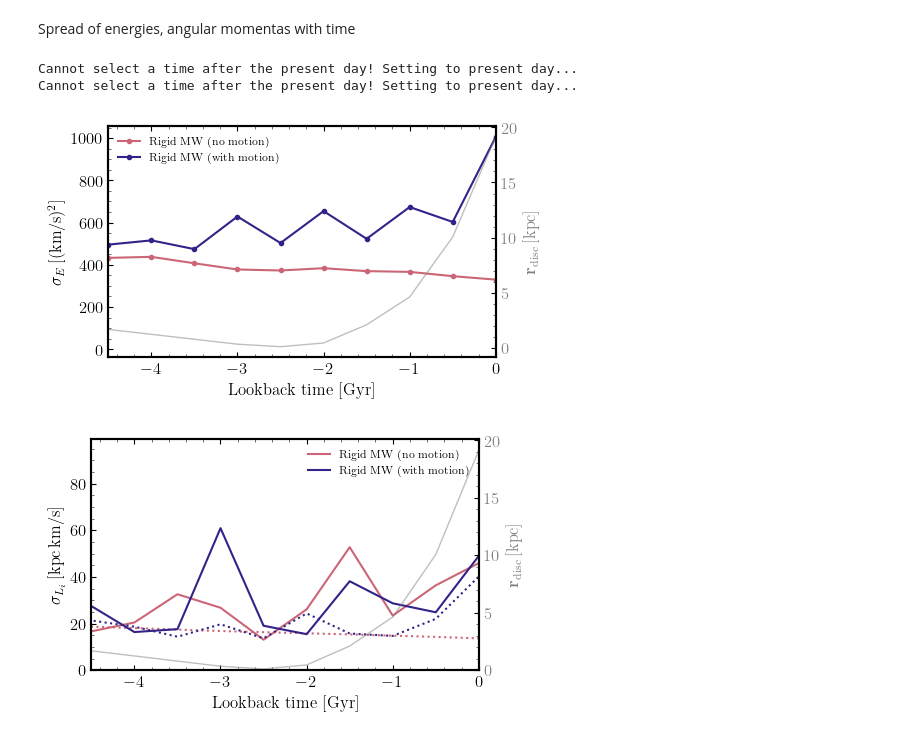
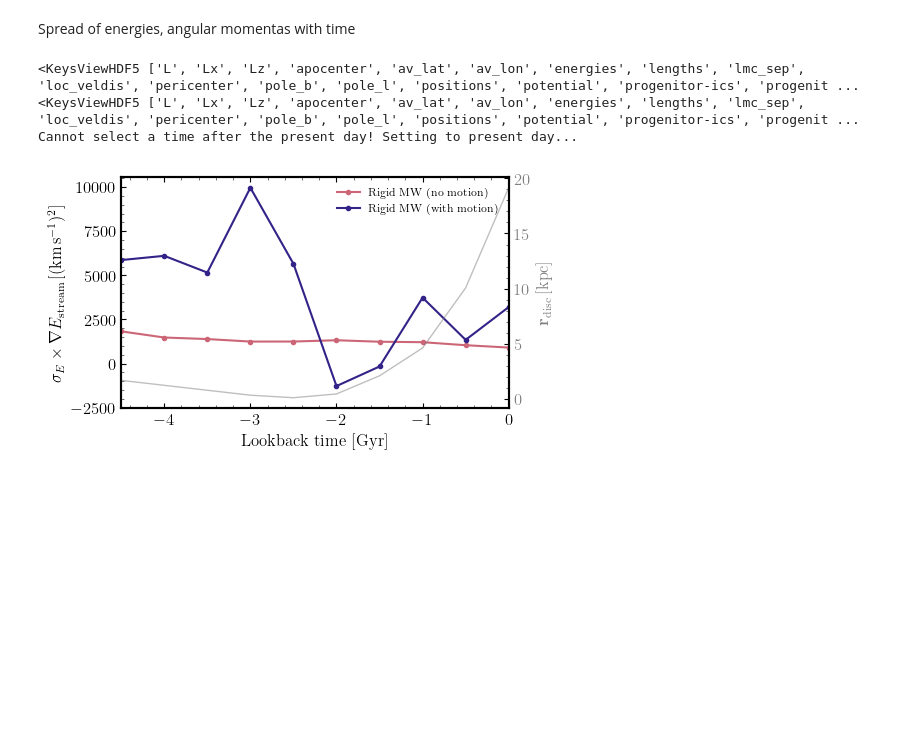
Before and after one commit to dc-broo3/oceanus, a Jupyter notebook: analysis/disc-numerics.ipynb, the cells around one changed output. Drawn from its saved outputs; the diff is of its cells as text; code cells hidden in the pictures; blank space fills up the shorter version.

```diff
--- a/analysis/disc-numerics.ipynb
+++ b/analysis/disc-numerics.ipynb
@@ -774,17 +774,33 @@ def spread_E_evol(data_path, stream, potentials, labels, plotname, savefig=False
         with h5py.File(path ,'r') as file:
 
             stream_file = file[stream]
-            energies = np.array(stream_file['energies'])
+            print(stream_file.keys())
+            energies = np.array(stream_file['energies'])[:,1:]
             Ls = np.array(stream_file['L'])
             Lzs = np.array(stream_file['Lz'])
 
             ts =  np.array(stream_file["times"])[2::2]
             ts_snaps = np.flip(np.flip(ts, axis=0)[::1000])
 
+            stream_xs = np.array(stream_file["positions"])
+            stream_vs = np.array(stream_file["velocities"])
+            length = np.array(stream_file["lengths"])
+            ds = np.array(stream_file["ds"])
+
+        sys_spread = []
+        for j in range(len(energies)):
+
+            lons, lats = lons_lats(stream_xs[j], stream_vs[j])
+
+            sigma_E = np.nanstd(energies[j])
+            offset_tails = np.nanmedian(energies[j][lons < 0]) - np.nanmedian(energies[j][lons > 0])
+            gradient = offset_tails / length
+            sys_spread.append(gradient * sigma_E)
+
         plt.sca(ax1)
-        plt.plot(ts_snaps, np.nanstd(energies, axis=1), marker='o', markersize=3, label=labels[i] )
+        plt.plot(ts_snaps, sys_spread, marker='o', markersize=3, label=labels[i] )
         plt.xlabel(r'Lookback time [Gyr]')
-        plt.ylabel(r'$\sigma_{E}\,[(\mathrm{km}/\mathrm{s})^2]$')
+        plt.ylabel(r'$\sigma_{E} \times \nabla E_{\mathrm{stream}}\,[(\mathrm{km}\,\mathrm{s}^{-1})^2]$')
         plt.xlim(-4.5,0)
         plt.legend(frameon=False, fontsize=8)
 
@@ -850,13 +866,13 @@ def spread_L_evol(data_path, stream, potentials, labels, plotname, savefig=False
 # %%
 path = '/mnt/ceph/users/rbrooks/oceanus/analysis/stream-runs/combined-files/1024-dthalfMyr-5kpcrpmin/'
 pots = ['rigid-mw.hdf5', 'static-mw.hdf5']
 labels = ['Rigid MW (no motion)', 'Rigid MW (with motion)']
 stream = 'stream_1'
 
 spread_E_evol(path, stream, pots, labels, 'spread_E_evol', False)
-spread_L_evol(path, stream, pots, labels, 'spread_L_evol', True)
+# spread_L_evol(path, stream, pots, labels, 'spread_L_evol', False)
 # %% [output]
+<KeysViewHDF5 ['L', 'Lx', 'Lz', 'apocenter', 'av_lat', 'av_lon', 'energies', 'lengths', 'lmc_sep', 'loc_veldis', 'pericenter', 'pole_b', 'pole_l', 'positions', 'potential', 'progenitor-ics', 'progenit ...
+<KeysViewHDF5 ['L', 'Lx', 'Lz', 'apocenter', 'av_lat', 'av_lon', 'energies', 'lengths', 'lmc_sep', 'loc_veldis', 'pericenter', 'pole_b', 'pole_l', 'positions', 'potential', 'progenitor-ics', 'progenit ...
 Cannot select a time after the present day! Setting to present day...
-Cannot select a time after the present day! Setting to present day...
-[figure, old version]
+[figure, new version]
-[figure, removed]
```
Also changed, not shown: parts of 3 cells of this notebook, 2 other files.
